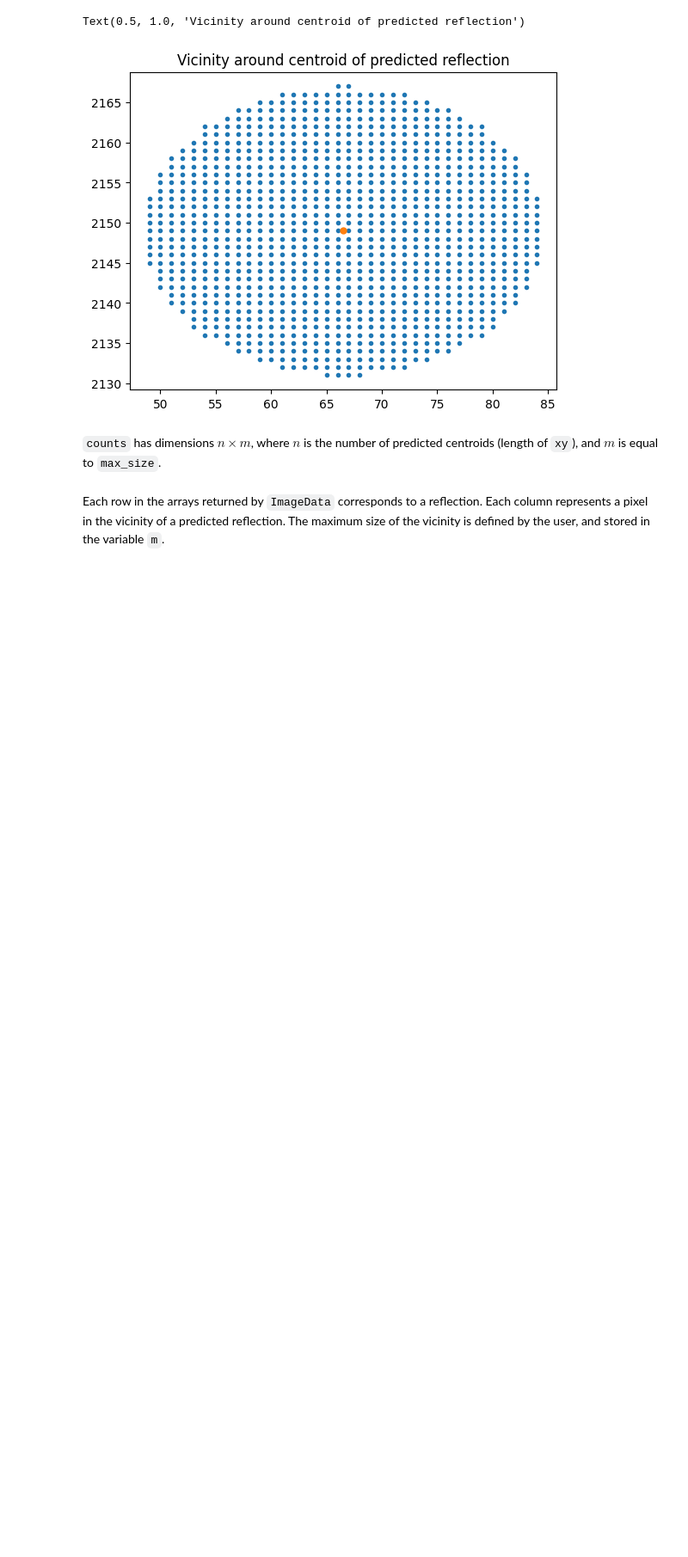
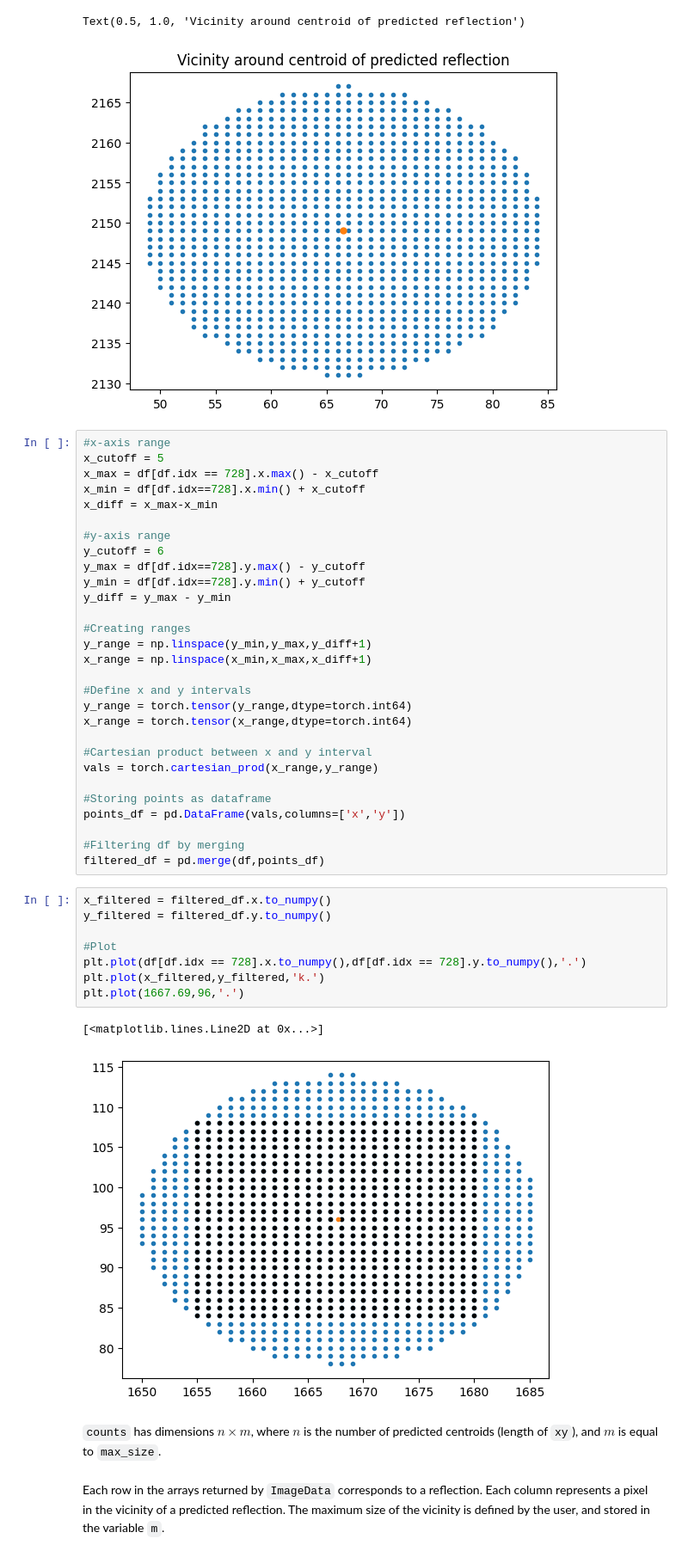
Before and after one commit to Hekstra-Lab/integrator, a Jupyter notebook: examples/integrate.ipynb, the cells around one changed output. Shown at 86% size. Cells and saved outputs as stored; diff of their text form; blank space fills up the shorter version.

```diff
--- a/examples/integrate.ipynb
+++ b/examples/integrate.ipynb
@@ -185,6 +170,46 @@ plt.title('Vicinity around centroid of predicted reflection')
 # %% [output]
 Text(0.5, 1.0, 'Vicinity around centroid of predicted reflection')
 [figure]
+# %%
+#x-axis range
+x_cutoff = 5
+x_max = df[df.idx == 728].x.max() - x_cutoff
+x_min = df[df.idx==728].x.min() + x_cutoff
+x_diff = x_max-x_min
+
+#y-axis range
+y_cutoff = 6
+y_max = df[df.idx==728].y.max() - y_cutoff
+y_min = df[df.idx==728].y.min() + y_cutoff
+y_diff = y_max - y_min
+
+#Creating ranges
+y_range = np.linspace(y_min,y_max,y_diff+1)
+x_range = np.linspace(x_min,x_max,x_diff+1)
+
+#Define x and y intervals
+y_range = torch.tensor(y_range,dtype=torch.int64)
+x_range = torch.tensor(x_range,dtype=torch.int64)
+
+#Cartesian product between x and y interval
+vals = torch.cartesian_prod(x_range,y_range)
+
+#Storing points as dataframe
+points_df = pd.DataFrame(vals,columns=['x','y'])
+
+#Filtering df by merging
+filtered_df = pd.merge(df,points_df)
+# %%
+x_filtered = filtered_df.x.to_numpy()
+y_filtered = filtered_df.y.to_numpy()
+
+#Plot
+plt.plot(df[df.idx == 728].x.to_numpy(),df[df.idx == 728].y.to_numpy(),'.')
+plt.plot(x_filtered,y_filtered,'k.')
+plt.plot(1667.69,96,'.')
+# %% [output]
+[<matplotlib.lines.Line2D at 0x...>]
+[figure, added]
 # %% [markdown]
 `counts` has dimensions $n \times m$, where $n$ is the number of predicted centroids (length of `xy`), and $m$ is equal to `max_size`.
 # %% [markdown]
```
Also changed, not shown: parts of 5 cells of this notebook, 1 other file.
